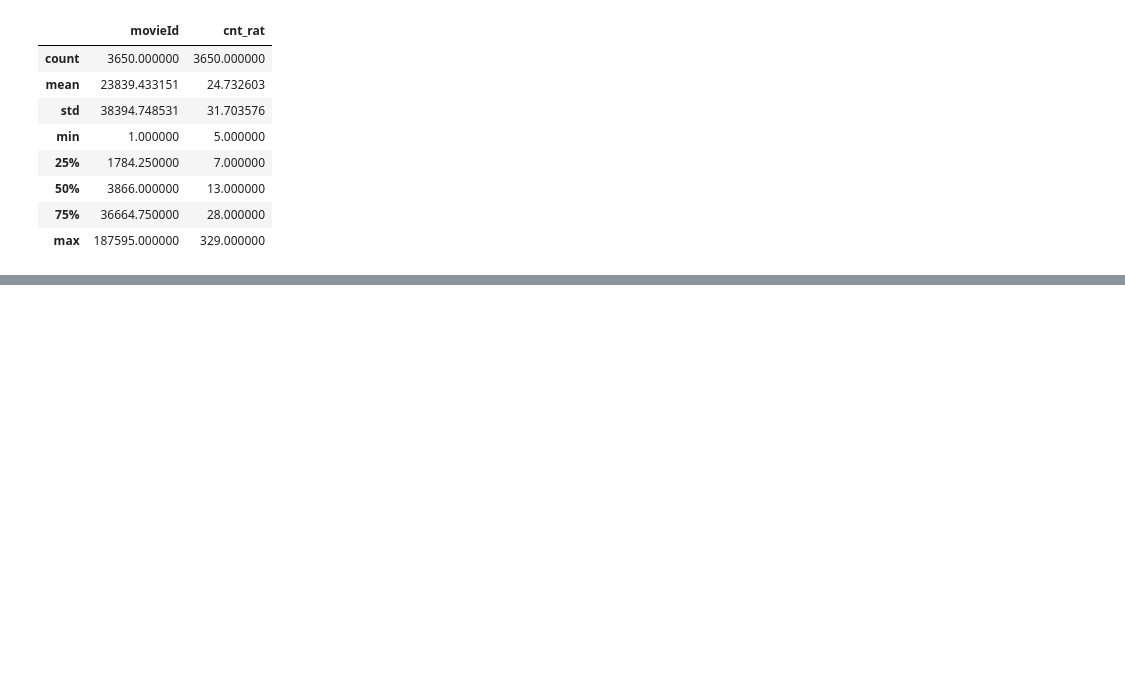
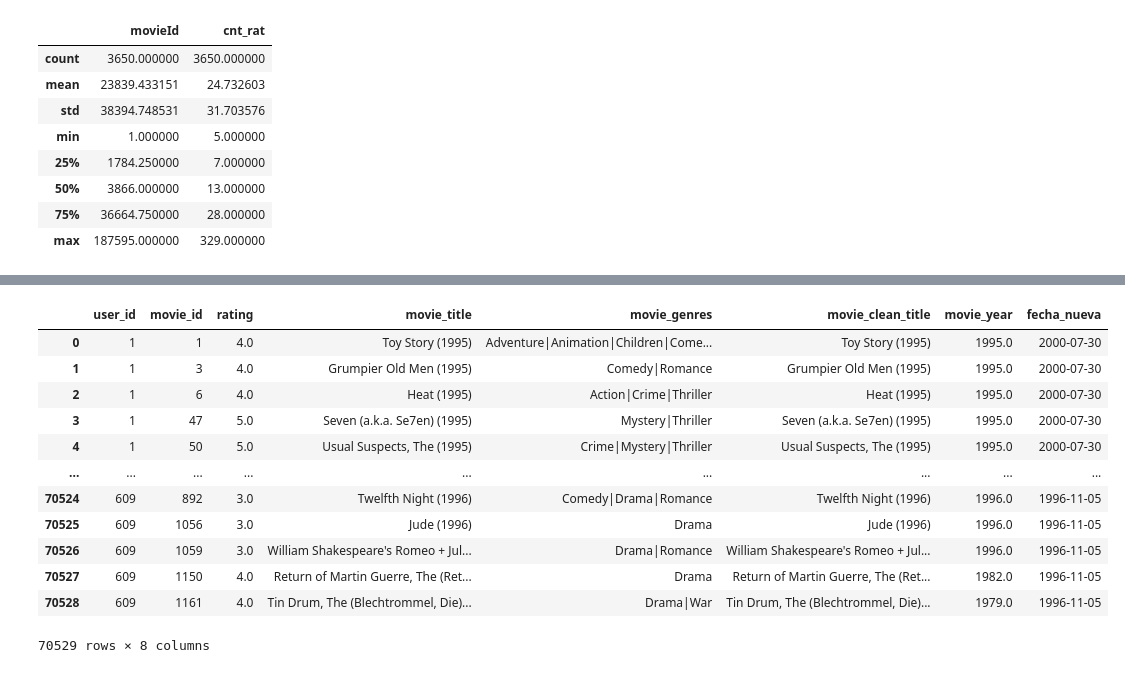
Before and after one commit to LorenaGiVa/Caso---Marketing, a Jupyter notebook: b_exploracion.ipynb, the cells around one changed output, grey strips where cells are left out. Cells and saved outputs as stored; diff of their text form; code cells hidden in the pictures; blank space fills up the shorter version.

```diff
--- a/b_exploracion.ipynb
+++ b/b_exploracion.ipynb
@@ -192,3 +186,10 @@ rating_movie2.describe()
 | 50% | 3866.000000 | 13.000000 |
 | 75% | 36664.750000 | 28.000000 |
 | max | 187595.000000 | 329.000000 |
+# %%
+###### para ejecutar sql y conectarse a bd ###
+
+## crear copia de db_books datos originales, nombrarla books2 y procesar books2
+
+conn=sql.connect('/content/drive/MyDrive/Caso marketing analítica/data/db_movies2.db') ### crear cuando no existe el nombre de cd  y para conectarse cuando sí existe.
+cur=conn.cursor() ###para funciones que ejecutan sql en base de datos
@@ -194,0 +218,18 @@ rating_movie2.describe()
+# %%
+##### consultar trayendo para pandas ###
+df_final=pd.read_sql("select * from full_ratings", conn)
+df_final
+# %% [output]
+|  | user_id | movie_id | rating | movie_title | movie_genres | movie_clean_title | movie_year | fecha_nueva |
+| 0 | 1 | 1 | 4.0 | Toy Story (1995) | Adventure|Animation|Children|Come... | Toy Story (1995) | 1995.0 | 2000-07-30 |
+| 1 | 1 | 3 | 4.0 | Grumpier Old Men (1995) | Comedy|Romance | Grumpier Old Men (1995) | 1995.0 | 2000-07-30 |
+| 2 | 1 | 6 | 4.0 | Heat (1995) | Action|Crime|Thriller | Heat (1995) | 1995.0 | 2000-07-30 |
+| 3 | 1 | 47 | 5.0 | Seven (a.k.a. Se7en) (1995) | Mystery|Thriller | Seven (a.k.a. Se7en) (1995) | 1995.0 | 2000-07-30 |
+| 4 | 1 | 50 | 5.0 | Usual Suspects, The (1995) | Crime|Mystery|Thriller | Usual Suspects, The (1995) | 1995.0 | 2000-07-30 |
+| ... | ... | ... | ... | ... | ... | ... | ... | ... |
+| 70524 | 609 | 892 | 3.0 | Twelfth Night (1996) | Comedy|Drama|Romance | Twelfth Night (1996) | 1996.0 | 1996-11-05 |
+| 70525 | 609 | 1056 | 3.0 | Jude (1996) | Drama | Jude (1996) | 1996.0 | 1996-11-05 |
+| 70526 | 609 | 1059 | 3.0 | William Shakespeare's Romeo + Jul... | Drama|Romance | William Shakespeare's Romeo + Jul... | 1996.0 | 1996-11-05 |
+| 70527 | 609 | 1150 | 4.0 | Return of Martin Guerre, The (Ret... | Drama | Return of Martin Guerre, The (Ret... | 1982.0 | 1996-11-05 |
+| 70528 | 609 | 1161 | 4.0 | Tin Drum, The (Blechtrommel, Die)... | Drama|War | Tin Drum, The (Blechtrommel, Die)... | 1979.0 | 1996-11-05 |
+70529 rows × 8 columns
```
Also changed, not shown: parts of 4 cells of this notebook.
